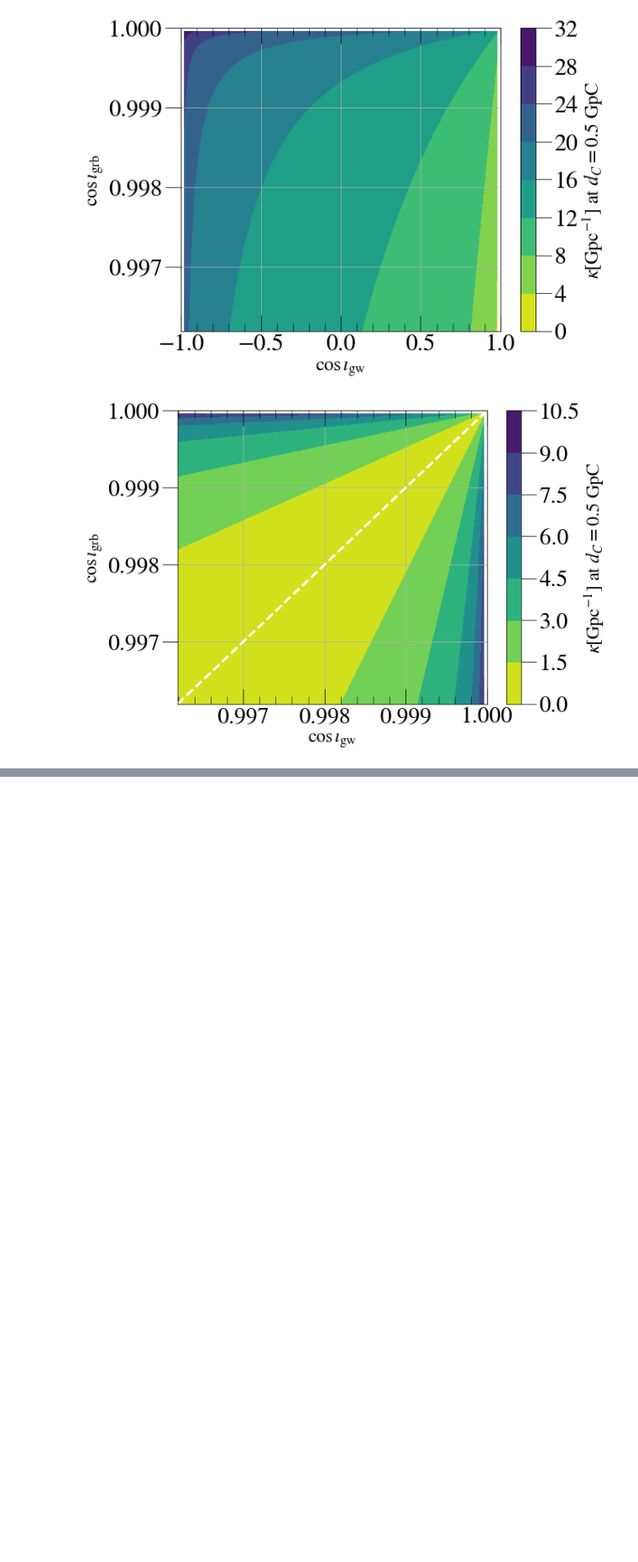
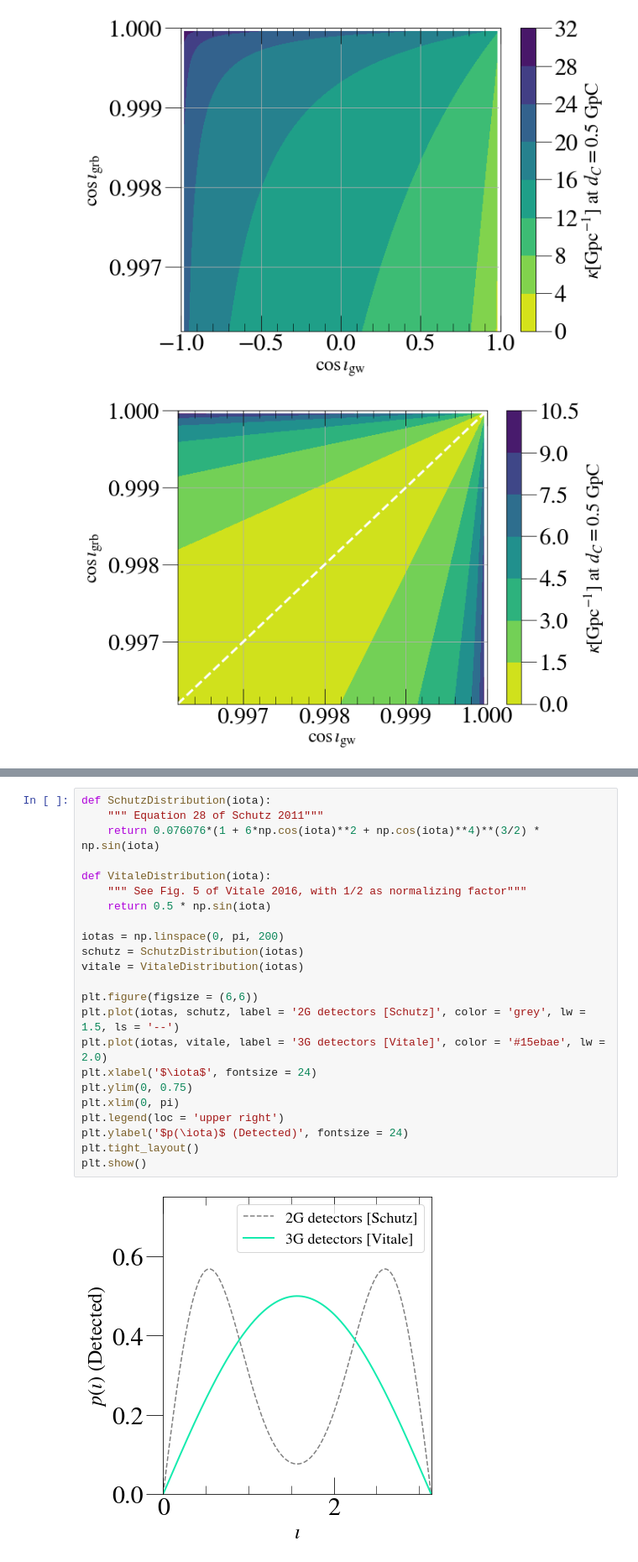
Before and after one commit to mariaokounkova/Parity_GW_GRB, a Jupyter notebook: Parity_GW_GRB.ipynb, the cells around one changed output, grey strips where cells are left out. Shown at 84% size. Saved outputs shown, nothing was run; the diff lists cells and outputs as text; blank space fills up the shorter version.

```diff
--- a/Parity_GW_GRB.ipynb
+++ b/Parity_GW_GRB.ipynb
@@ -216,0 +228,25 @@ Invalid limit will be ignored.
+# %%
+def SchutzDistribution(iota):
+    """ Equation 28 of Schutz 2011"""
+    return 0.076076*(1 + 6*np.cos(iota)**2 + np.cos(iota)**4)**(3/2) * np.sin(iota)
+
+def VitaleDistribution(iota):
+    """ See Fig. 5 of Vitale 2016, with 1/2 as normalizing factor"""
+    return 0.5 * np.sin(iota)
+
+iotas = np.linspace(0, pi, 200)
+schutz = SchutzDistribution(iotas)
+vitale = VitaleDistribution(iotas)
+
+plt.figure(figsize = (6,6))
+plt.plot(iotas, schutz, label = '2G detectors [Schutz]', color = 'grey', lw = 1.5, ls = '--')
+plt.plot(iotas, vitale, label = '3G detectors [Vitale]', color = '#15ebae', lw = 2.0)
+plt.xlabel('$\iota$', fontsize = 24)
+plt.ylim(0, 0.75)
+plt.xlim(0, pi)
+plt.legend(loc = 'upper right')
+plt.ylabel('$p(\iota)$ (Detected)', fontsize = 24)
+plt.tight_layout()
+plt.show()
+# %% [output]
+[figure, added]
```
Also changed, not shown: parts of 4 cells of this notebook.
